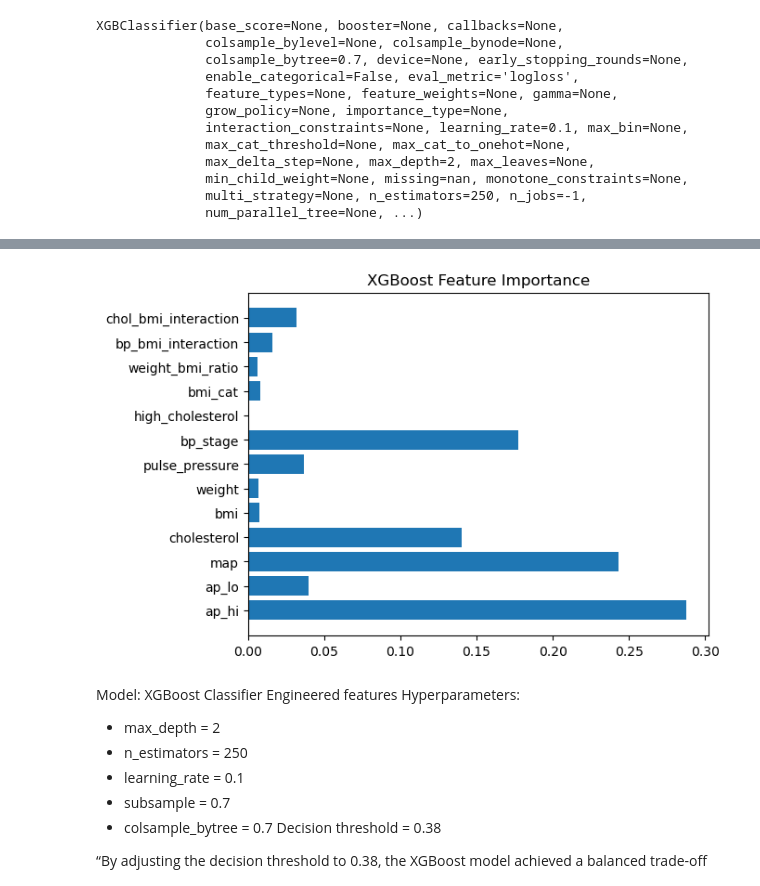
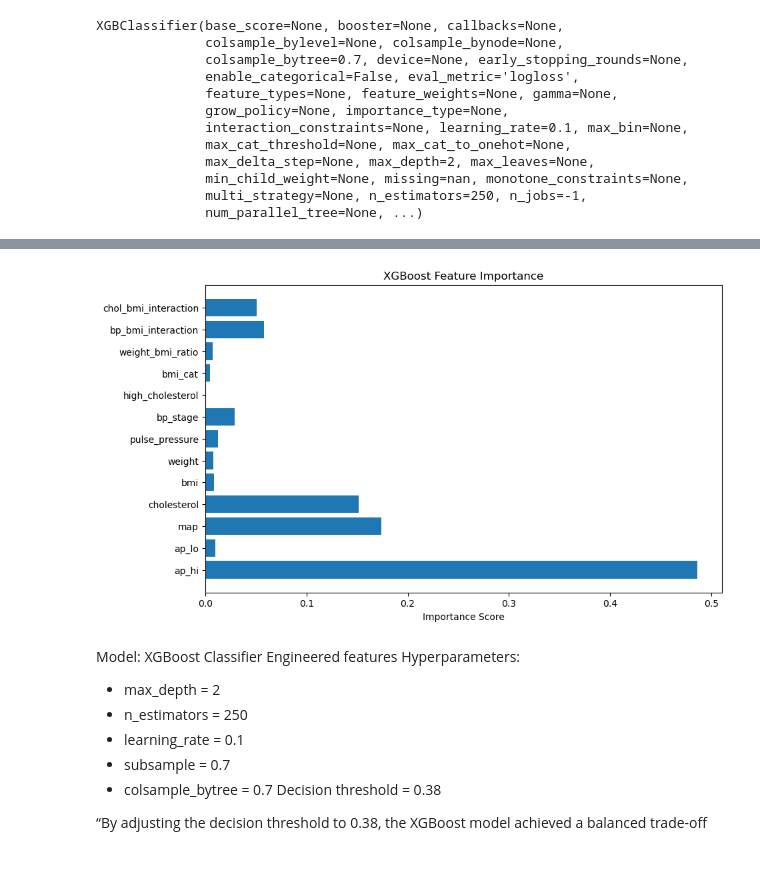
Before and after one commit to cire-25/cardio_risk, a Jupyter notebook: baseline.ipynb, the cells around one changed output, grey strips where cells are left out. Saved outputs shown, nothing was run; the diff lists cells and outputs as text; code cells hidden in the pictures; blank space fills up the shorter version.

```diff
--- a/baseline.ipynb
+++ b/baseline.ipynb
@@ -802,10 +812,11 @@ plt.show()
 # %%
-import matplotlib.pyplot as plt
-plt.barh(X_train_eng.columns, rand_search_xgb.best_estimator_.feature_importances_)
+plt.figure(figsize=(10, 6))
+plt.barh(X_train_eng.columns, final_xgb.feature_importances_)
 plt.title("XGBoost Feature Importance")
+plt.xlabel("Importance Score")
 plt.show()
 # %% [output]
-[figure, old version]
+[figure, new version]
 # %% [markdown]
 Model: XGBoost Classifier
 Engineered features
```
Also changed, not shown: parts of 17 cells of this notebook.
